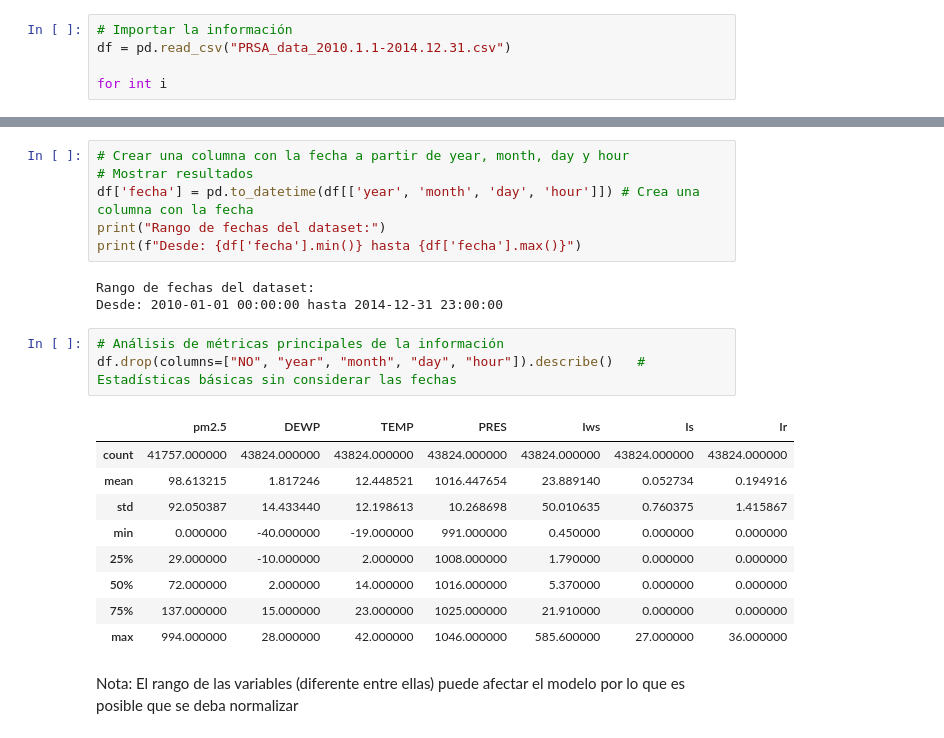
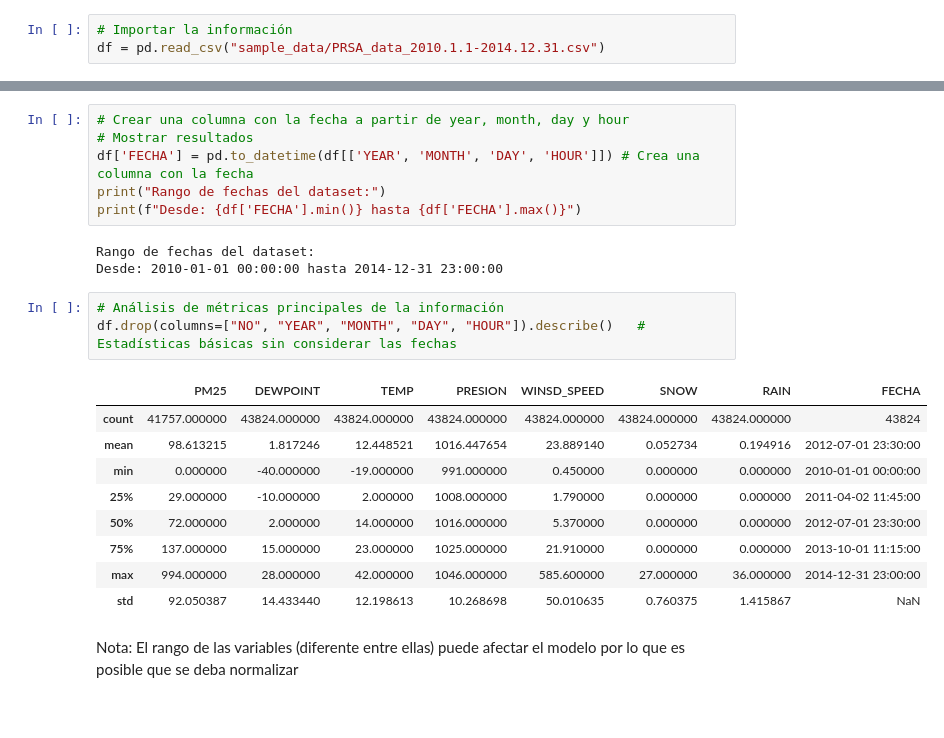
Before and after one commit to Emmanuel2211/.config, a Jupyter notebook: Entregable_Tarea_5_1_Alfaro_Cruz_Pérez_Rupit_Medea.ipynb, the cells around one changed output, grey strips where cells are left out. Cells and saved outputs as stored; diff of their text form.

```diff
--- a/Entregable_Tarea_5_1_Alfaro_Cruz_Pérez_Rupit_Medea.ipynb
+++ b/Entregable_Tarea_5_1_Alfaro_Cruz_Pérez_Rupit_Medea.ipynb
@@ -18,8 +18,6 @@ import matplotlib.pyplot as plt  # Gráficas
 import seaborn as sns  # Gráficas más avanzadas
 # %%
 # Importar la información
-df = pd.read_csv("PRSA_data_2010.1.1-2014.12.31.csv")
-
-for int i
+df = pd.read_csv("sample_data/PRSA_data_2010.1.1-2014.12.31.csv")
 # %%
 # Mostrar las primeras 5 filas
@@ -121,24 +124,24 @@ memory usage: 4.3+ MB
 # %%
 # Crear una columna con la fecha a partir de year, month, day y hour
 # Mostrar resultados
-df['fecha'] = pd.to_datetime(df[['year', 'month', 'day', 'hour']]) # Crea una columna con la fecha
+df['FECHA'] = pd.to_datetime(df[['YEAR', 'MONTH', 'DAY', 'HOUR']]) # Crea una columna con la fecha
 print("Rango de fechas del dataset:")
-print(f"Desde: {df['fecha'].min()} hasta {df['fecha'].max()}")
+print(f"Desde: {df['FECHA'].min()} hasta {df['FECHA'].max()}")
 # %% [output]
 Rango de fechas del dataset:
 Desde: 2010-01-01 00:00:00 hasta 2014-12-31 23:00:00
 # %%
 # Análisis de métricas principales de la información
-df.drop(columns=["NO", "year", "month", "day", "hour"]).describe()   # Estadísticas básicas sin considerar las fechas
+df.drop(columns=["NO", "YEAR", "MONTH", "DAY", "HOUR"]).describe()   # Estadísticas básicas sin considerar las fechas
 # %% [output]
-|  | pm2.5 | DEWP | TEMP | PRES | Iws | Is | Ir |
-| count | 41757.000000 | 43824.000000 | 43824.000000 | 43824.000000 | 43824.000000 | 43824.000000 | 43824.000000 |
-| mean | 98.613215 | 1.817246 | 12.448521 | 1016.447654 | 23.889140 | 0.052734 | 0.194916 |
-| std | 92.050387 | 14.433440 | 12.198613 | 10.268698 | 50.010635 | 0.760375 | 1.415867 |
-| min | 0.000000 | -40.000000 | -19.000000 | 991.000000 | 0.450000 | 0.000000 | 0.000000 |
-| 25% | 29.000000 | -10.000000 | 2.000000 | 1008.000000 | 1.790000 | 0.000000 | 0.000000 |
-| 50% | 72.000000 | 2.000000 | 14.000000 | 1016.000000 | 5.370000 | 0.000000 | 0.000000 |
-| 75% | 137.000000 | 15.000000 | 23.000000 | 1025.000000 | 21.910000 | 0.000000 | 0.000000 |
-| max | 994.000000 | 28.000000 | 42.000000 | 1046.000000 | 585.600000 | 27.000000 | 36.000000 |
+|  | PM25 | DEWPOINT | TEMP | PRESION | WINSD_SPEED | SNOW | RAIN | FECHA |
+| count | 41757.000000 | 43824.000000 | 43824.000000 | 43824.000000 | 43824.000000 | 43824.000000 | 43824.000000 | 43824 |
+| mean | 98.613215 | 1.817246 | 12.448521 | 1016.447654 | 23.889140 | 0.052734 | 0.194916 | 2012-07-01 23:30:00 |
+| min | 0.000000 | -40.000000 | -19.000000 | 991.000000 | 0.450000 | 0.000000 | 0.000000 | 2010-01-01 00:00:00 |
+| 25% | 29.000000 | -10.000000 | 2.000000 | 1008.000000 | 1.790000 | 0.000000 | 0.000000 | 2011-04-02 11:45:00 |
+| 50% | 72.000000 | 2.000000 | 14.000000 | 1016.000000 | 5.370000 | 0.000000 | 0.000000 | 2012-07-01 23:30:00 |
+| 75% | 137.000000 | 15.000000 | 23.000000 | 1025.000000 | 21.910000 | 0.000000 | 0.000000 | 2013-10-01 11:15:00 |
+| max | 994.000000 | 28.000000 | 42.000000 | 1046.000000 | 585.600000 | 27.000000 | 36.000000 | 2014-12-31 23:00:00 |
+| std | 92.050387 | 14.433440 | 12.198613 | 10.268698 | 50.010635 | 0.760375 | 1.415867 | NaN |
 # %% [markdown]
 Nota: El rango de las variables (diferente entre ellas) puede afectar el modelo por lo que es posible que se deba normalizar
```
Also changed, not shown: parts of 13 cells of this notebook.
